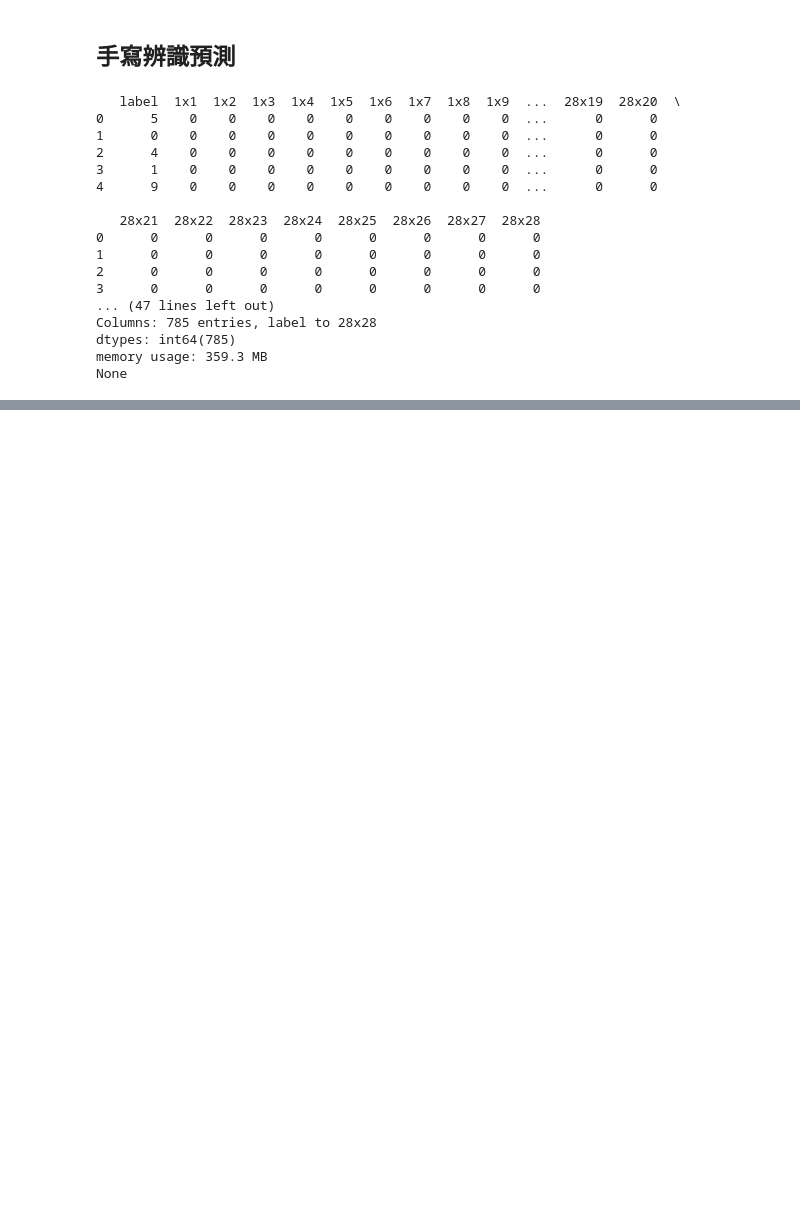
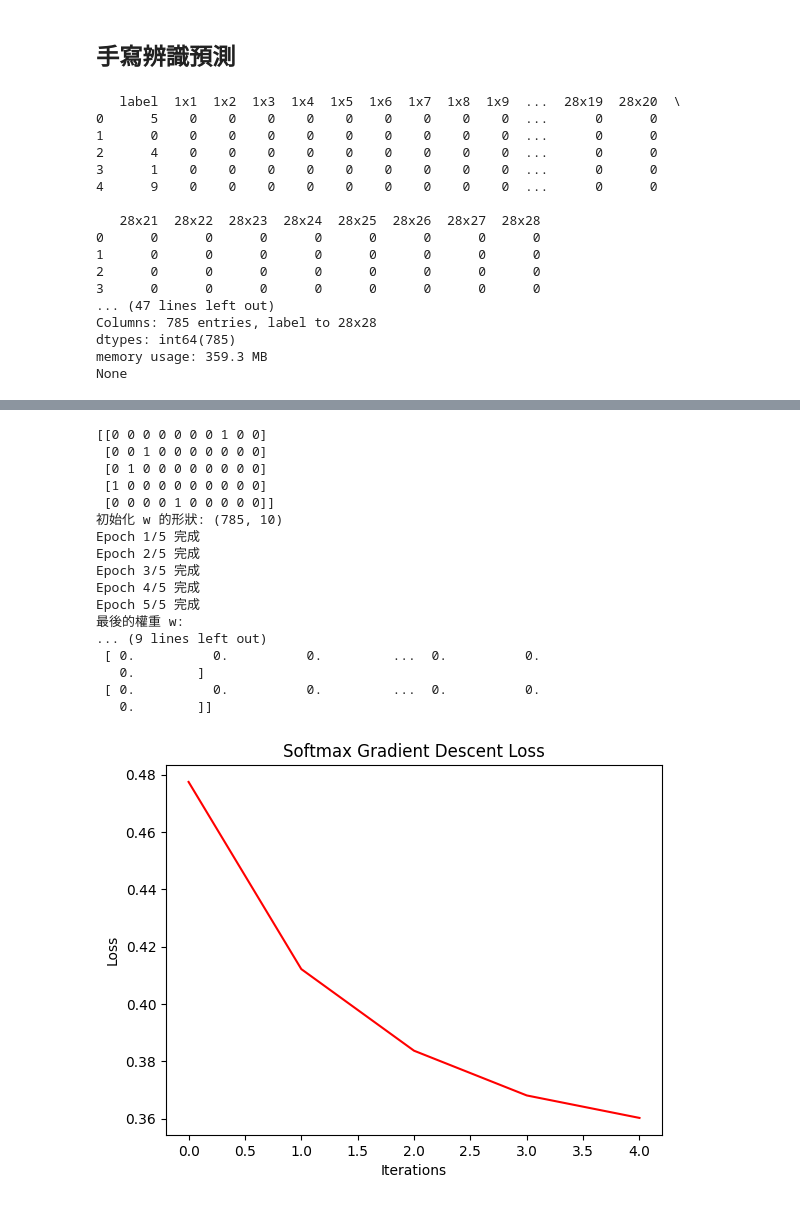
Before and after one commit to billy1125/Machine-Learning, a Jupyter notebook: Softmax Regression no package.ipynb, the cells around one changed output, grey strips where cells are left out. Drawn from its saved outputs; the diff is of its cells as text; code cells hidden in the pictures; blank space fills up the shorter version.

```diff
--- a/Softmax Regression no package.ipynb
+++ b/Softmax Regression no package.ipynb
@@ -665,0 +681,7 @@ plt.show()
+# %%
+import pandas as pd
+import numpy as np
+import matplotlib.pyplot as plt
+%matplotlib inline
+
+data = pd.read_csv('/content/drive/MyDrive/Colab Notebooks/Machine-Learning/Data/mnist_train.csv')
@@ -665,0 +739,58 @@ plt.show()
+# %%
+# 1. One-Hot 轉換
+y_onehot_df = pd.get_dummies(data['label'])
+y = y_onehot_df.values.astype(int) # 此時 y 的 shape 為 (150, 3)
+print(y[:5])
+
+# 2. 取得特徵
+X = data.iloc[:, 1:].values  # 直接轉成 numpy array 供模型使用
+X = X / 255.0
+
+# 3. 設定超參數
+alpha = 0.1
+iterations = 200
+reg = 1e-3
+batchsize = 50
+epochs = 5
+shuffle = True
+gamma = 0.8
+
+# 4. 初始化權重 (修正處：第 2 維度必須與類別數相同)
+# 這樣矩陣運算 X @ w 才會得到 (樣本數, 類別數) 的機率矩陣
+w = np.zeros([X.shape[1] + 1, y.shape[1]])
+
+print(f"初始化 w 的形狀: {w.shape}") # 應該是 (5, 3)
+
+# 5. 執行梯度下降
+w_history = batch_gradient_descent_softmax(w, X, y, epochs, batchsize, shuffle, reg, alpha, gamma)
+
+# 6. 取得最後的權重
+w_final = w_history[-1]
+print("最後的權重 w:\n", w_final)
+
+# 7. 計算與繪製 Loss
+loss_history = compute_loss_history(w_history, X, y, reg, OneHot=True)
+plt.plot(loss_history, color='r')
+plt.title("Softmax Gradient Descent Loss")
+plt.xlabel("Iterations")
+plt.ylabel("Loss")
+plt.show()
+# %% [output]
+[[0 0 0 0 0 0 0 1 0 0]
+ [0 0 1 0 0 0 0 0 0 0]
+ [0 1 0 0 0 0 0 0 0 0]
+ [1 0 0 0 0 0 0 0 0 0]
+ [0 0 0 0 1 0 0 0 0 0]]
+初始化 w 的形狀: (785, 10)
+Epoch 1/5 完成
+Epoch 2/5 完成
+Epoch 3/5 完成
+Epoch 4/5 完成
+Epoch 5/5 完成
+最後的權重 w:
+... (9 lines left out)
+ [ 0.          0.          0.         ...  0.          0.
+   0.        ]
+ [ 0.          0.          0.         ...  0.          0.
+   0.        ]]
+[figure, added]
```
Also changed, not shown: parts of 6 cells of this notebook.
